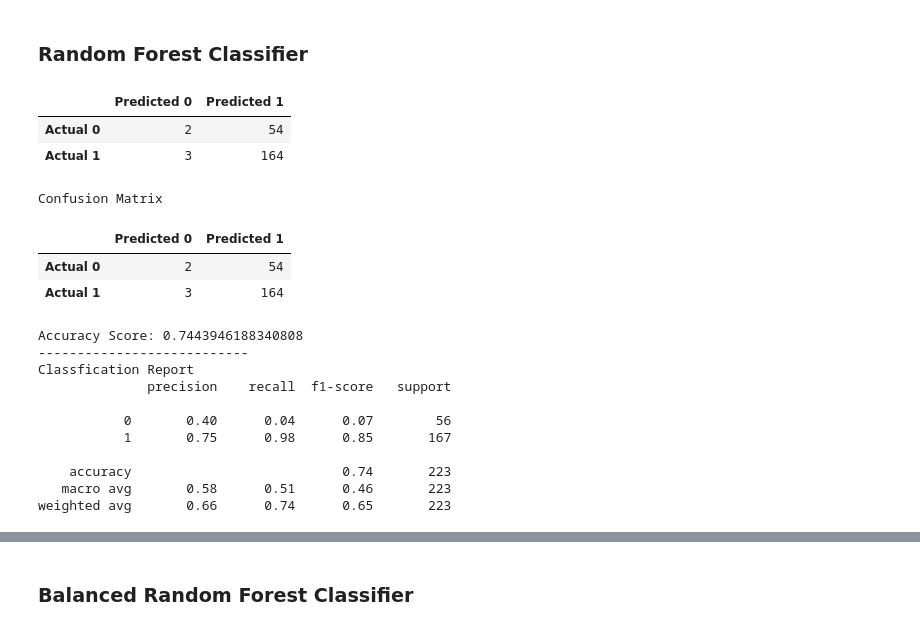
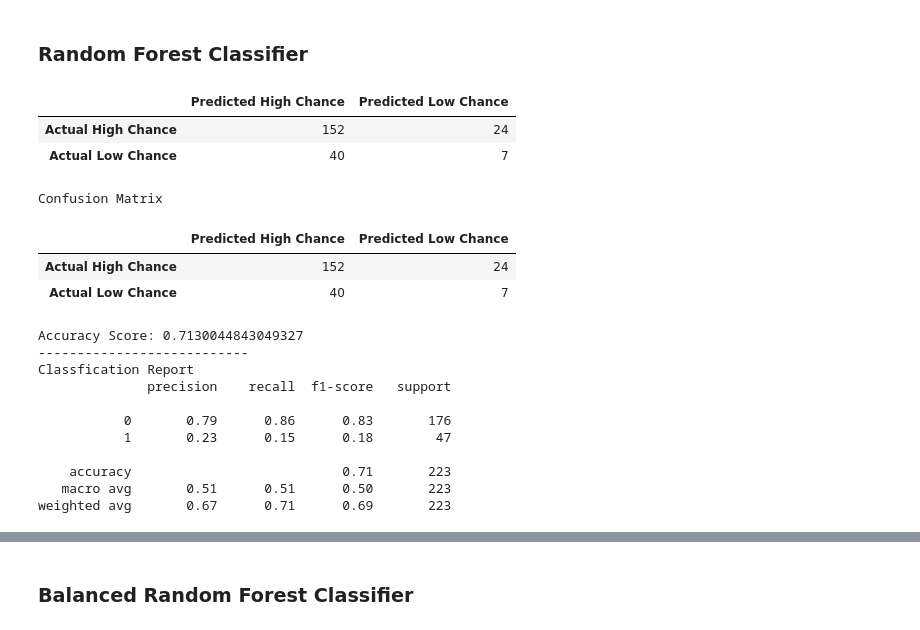
Before and after one commit to AnneLonero/Clinical_Trials_Research_Project, a Jupyter notebook: Observational_Machine_Learning.ipynb, the cells around one changed output, grey strips where cells are left out. Drawn from its saved outputs; the diff is of its cells as text; code cells hidden in the pictures.

```diff
--- a/Observational_Machine_Learning.ipynb
+++ b/Observational_Machine_Learning.ipynb
@@ -75,10 +78,9 @@ obs_df.head()
 # %%
 # Create DF for machine learning - removes unnecessary columns
-obs_ml_df = obs_df[['status', 'observational_study_model', 'sampling_method', 'fda_regulated_drug', 'fda_regulated_device']]
+obs_ml_df = obs_df[['status', 'enrollment_count', 'actual_duration', 'observational_study_model', 'sampling_method', 'fda_regulated_drug', 'fda_regulated_device', ]]
 # %%
 # Encode all columns into numbers to run through machine learning
-obs_ml_df['status_num'] = LabelEncoder().fit_transform(obs_ml_df['status'])
+obs_ml_df['status'] = LabelEncoder().fit_transform(obs_ml_df['status'])
 obs_ml_df = pd.get_dummies(obs_ml_df,columns=['observational_study_model', 'sampling_method', 'fda_regulated_drug', 'fda_regulated_device'])
-obs_ml_df = obs_ml_df.drop(columns=['status'])
 obs_ml_df.head()
 # %% [output]
@@ -91,6 +93,6 @@ obs_ml_df.head()
 # %%
-X = obs_ml_df.drop("status_num", axis=1)
-y = obs_ml_df.status_num
+X = obs_ml_df.drop("status", axis=1)
+y = obs_ml_df.status
 # %%
 X_train, X_test, y_train, y_test = train_test_split(X, y, random_state=1)
 # %%
@@ -113,21 +115,21 @@ rf_model = RandomForestClassifier(n_estimators=256, random_state=1)
 rf_model = rf_model.fit(X_train_scaled, y_train)
 # %%
 # Create prediction
-predictions = rf_model.predict(X_test_scaled)
+y_pred = rf_model.predict(X_test_scaled)
 # %%
 # confusion matrix
-cm = confusion_matrix(y_test, predictions)
+cm = confusion_matrix(y_test, y_pred)
 
 # Create DatafRame from confusion matrix
-cm_df = pd.DataFrame(cm, index=['Actual Completed', 'Actual Not Complted'], columns = ['Predicted Completed', 'Predicted Not Completed'])
+cm_df = pd.DataFrame(cm,index=['Actual High Chance', 'Actual Low Chance'], columns = ['Predicted High Chance', 'Predicted Low Chance'])
 cm_df
 # %% [output]
-|  | Predicted 0 | Predicted 1 |
-| Actual 0 | 2 | 54 |
-| Actual 1 | 3 | 164 |
+|  | Predicted High Chance | Predicted Low Chance |
+| Actual High Chance | 152 | 24 |
+| Actual Low Chance | 40 | 7 |
 # %%
-# Calculate accruacy score
-acc_score = accuracy_score(y_test, predictions)
+# Calculate accuracy score
+acc_score = accuracy_score(y_test, y_pred)
 
 # Print results
 print("Confusion Matrix")
@@ -135,23 +137,23 @@ display(cm_df)
 print(f'Accuracy Score: {acc_score}')
 print("---------------------------")
 print("Classfication Report")
-print(classification_report(y_test, predictions))
+print(classification_report(y_test, y_pred))
 # %% [output]
 Confusion Matrix
-|  | Predicted 0 | Predicted 1 |
-| Actual 0 | 2 | 54 |
-| Actual 1 | 3 | 164 |
+|  | Predicted High Chance | Predicted Low Chance |
+| Actual High Chance | 152 | 24 |
+| Actual Low Chance | 40 | 7 |
-Accuracy Score: 0.7443946188340808
+Accuracy Score: 0.7130044843049327
 ---------------------------
 Classfication Report
               precision    recall  f1-score   support
 
-           0       0.40      0.04      0.07        56
-           1       0.75      0.98      0.85       167
+           0       0.79      0.86      0.83       176
+           1       0.23      0.15      0.18        47
 
-    accuracy                           0.74       223
-   macro avg       0.58      0.51      0.46       223
-weighted avg       0.66      0.74      0.65       223
+    accuracy                           0.71       223
+   macro avg       0.51      0.51      0.50       223
+weighted avg       0.67      0.71      0.69       223
 # %%
 # Calculate feature importance
 importances = rf_model.feature_importances_
```
Also changed, not shown: parts of 39 cells of this notebook.
